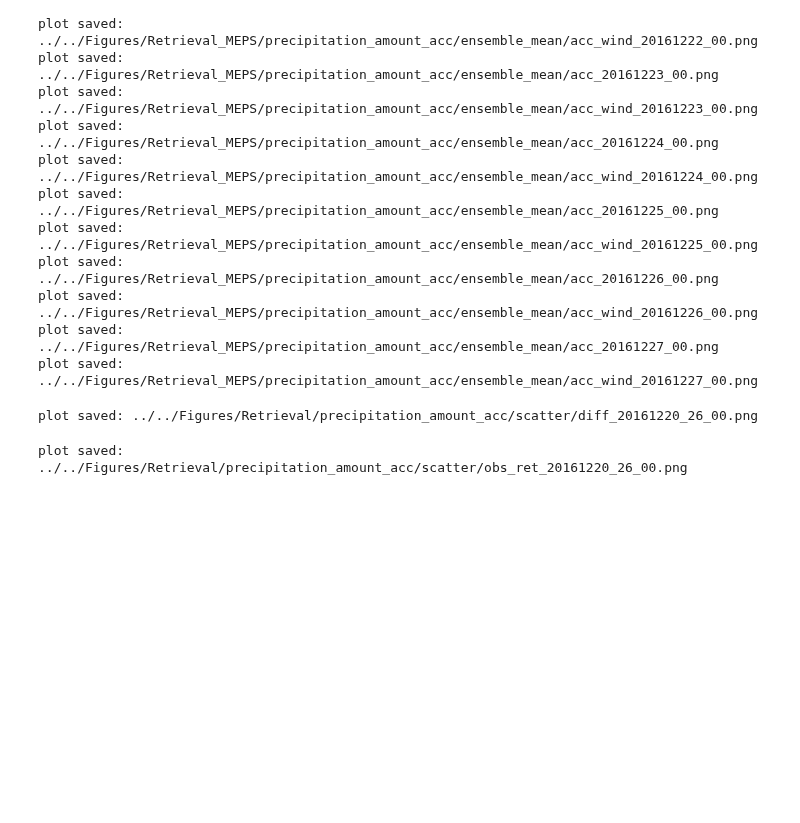
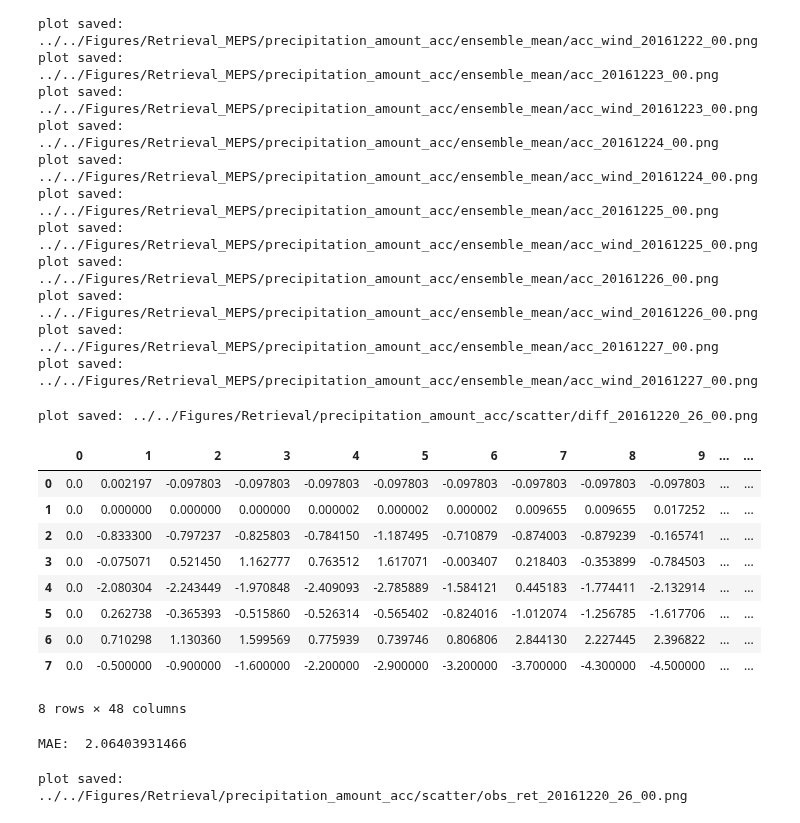
Before and after one commit to franzihe/Python_Masterthesis, a Jupyter notebook: Retrieval_MEPS/surface_EM09_DF_ret_ensemble_mean.ipynb, the cells around one changed output. Cells and saved outputs as stored; diff of their text form; code cells hidden in the pictures; blank space fills up the shorter version.

```diff
--- a/Retrieval_MEPS/surface_EM09_DF_ret_ensemble_mean.ipynb
+++ b/Retrieval_MEPS/surface_EM09_DF_ret_ensemble_mean.ipynb
@@ -694,3 +694,16 @@ elif savefig == 0:
 plt.close()
 # %% [output]
 plot saved: ../../Figures/Retrieval/precipitation_amount_acc/scatter/diff_20161220_26_00.png
+# %%
+pd.DataFrame(day_diff_obs)
+# %% [output]
+|  | 0 | 1 | 2 | 3 | 4 | 5 | 6 | 7 | 8 | 9 | ... | ... |
+| 0 | 0.0 | 0.002197 | -0.097803 | -0.097803 | -0.097803 | -0.097803 | -0.097803 | -0.097803 | -0.097803 | -0.097803 | ... | ... |
+| 1 | 0.0 | 0.000000 | 0.000000 | 0.000000 | 0.000002 | 0.000002 | 0.000002 | 0.009655 | 0.009655 | 0.017252 | ... | ... |
+| 2 | 0.0 | -0.833300 | -0.797237 | -0.825803 | -0.784150 | -1.187495 | -0.710879 | -0.874003 | -0.879239 | -0.165741 | ... | ... |
+| 3 | 0.0 | -0.075071 | 0.521450 | 1.162777 | 0.763512 | 1.617071 | -0.003407 | 0.218403 | -0.353899 | -0.784503 | ... | ... |
+| 4 | 0.0 | -2.080304 | -2.243449 | -1.970848 | -2.409093 | -2.785889 | -1.584121 | 0.445183 | -1.774411 | -2.132914 | ... | ... |
+| 5 | 0.0 | 0.262738 | -0.365393 | -0.515860 | -0.526314 | -0.565402 | -0.824016 | -1.012074 | -1.256785 | -1.617706 | ... | ... |
+| 6 | 0.0 | 0.710298 | 1.130360 | 1.599569 | 0.775939 | 0.739746 | 0.806806 | 2.844130 | 2.227445 | 2.396822 | ... | ... |
+| 7 | 0.0 | -0.500000 | -0.900000 | -1.600000 | -2.200000 | -2.900000 | -3.200000 | -3.700000 | -4.300000 | -4.500000 | ... | ... |
+8 rows × 48 columns
@@ -697,3 +714,7 @@ plot saved: ../../Figures/Retrieval/precipitation_amount_acc/scatter/diff_201612
+# %%
+print('MAE: ', np.nanmean(np.abs(day_diff_obs2)))
+# %% [output]
+MAE:  2.06403931466
 # %%
 obs_ret = np.asarray(obs_ret)[:,::60]
 obs_ret2 = np.asarray(obs_ret)
```
Also changed, not shown: parts of 2 cells of this notebook.
